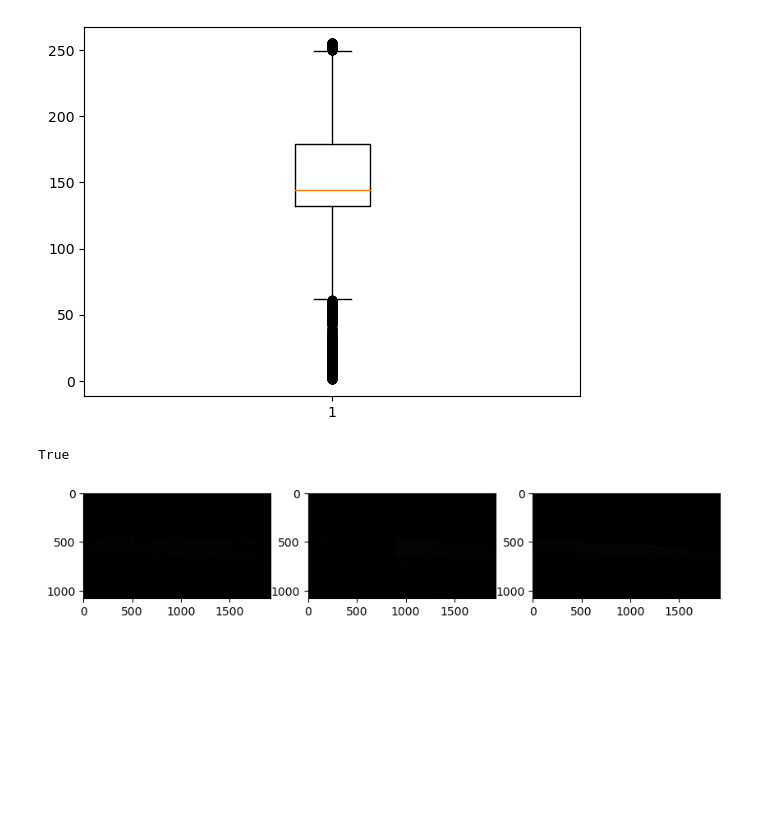
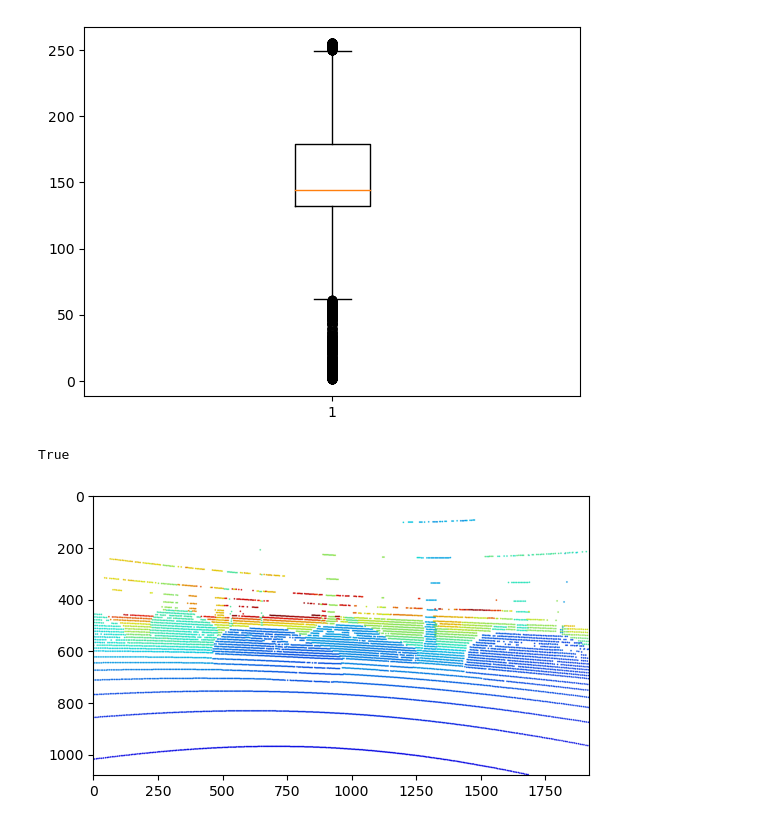
Before and after one commit to Claud1234/distributed_sensor_data_collector, a Jupyter notebook: src/data_unpack/ipython/very_important_script.ipynb, the cells around one changed output. Saved outputs shown, nothing was run; the diff lists cells and outputs as text; code cells hidden in the pictures; blank space fills up the shorter version.

```diff
--- a/src/data_unpack/ipython/very_important_script.ipynb
+++ b/src/data_unpack/ipython/very_important_script.ipynb
@@ -301,14 +314,3 @@ plt.boxplot(img_depth[img_depth > 0].reshape(-1))
  'fliers': [<matplotlib.lines.Line2D at 0x...>],
  'means': []}
 [figure]
-# %%
-fig, (ax1,ax2,ax3) = plt.subplots(1,3,figsize=(10,4))
-ax1.imshow(img_depth, cmap='gray')
-ax2.imshow(img_width, cmap='gray')
-ax3.imshow(img_height, cmap='gray')
-cv2.imwrite('/tmp/img_depth.png', img_depth)
-cv2.imwrite('/tmp/img_width.png', img_width)
-cv2.imwrite('/tmp/img_height.png', img_height)
-# %% [output]
-True
-[figure, removed]
@@ -314,0 +320,18 @@ True
+# %%
+#minima = min(Xcv)
+#maxima = max(Xcv)
+
+#norm = matplotlib.colors.Normalize(vmin=minima, vmax=maxima, clip=True)
+#mapper = cm.ScalarMappable(norm=norm, cmap=cm.jet)
+
+blues = plt.get_cmap('jet')
+
+imgX = np.ones((H,W,3), np.uint8)*255
+for x,y,c in np.vstack([Xci,Yci,Xcv]).T:
+#    print(mapper.to_rgba(c*5))
+    cv2.circle(imgX, (int(x),int(y)), 3, 225*np.asarray(blues(c/np.max(Xcv)))[:-1], -1)
+plt.imshow(imgX)
+cv2.imwrite('/tmp/depth-001.png', imgX)
+# %% [output]
+True
+[figure, added]
```
Also changed, not shown: parts of 6 cells of this notebook.
